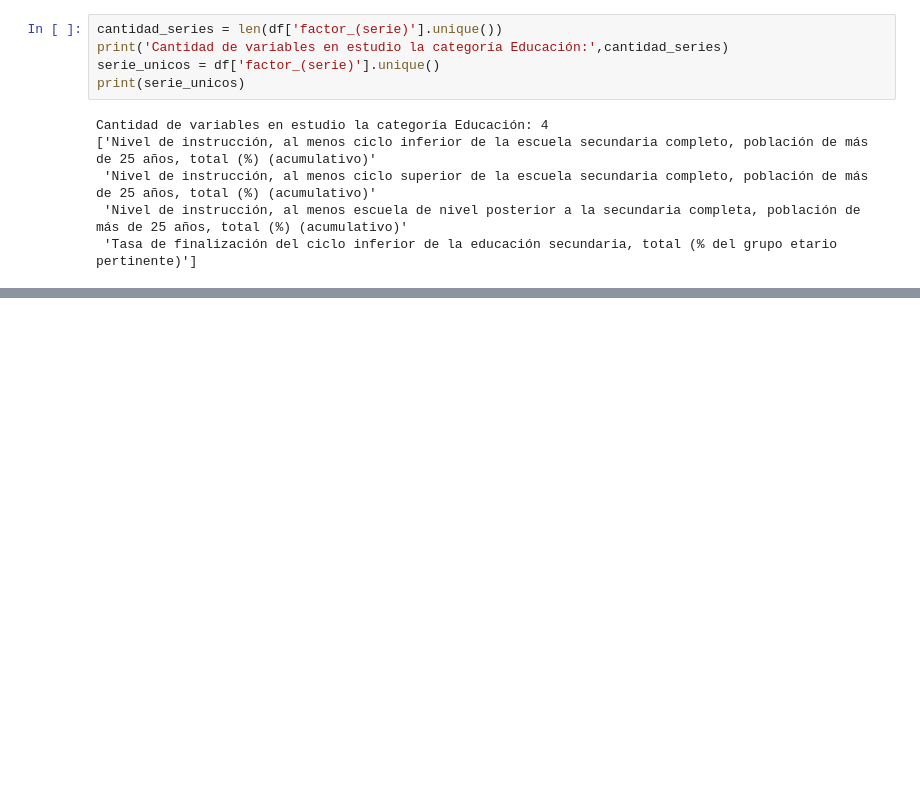
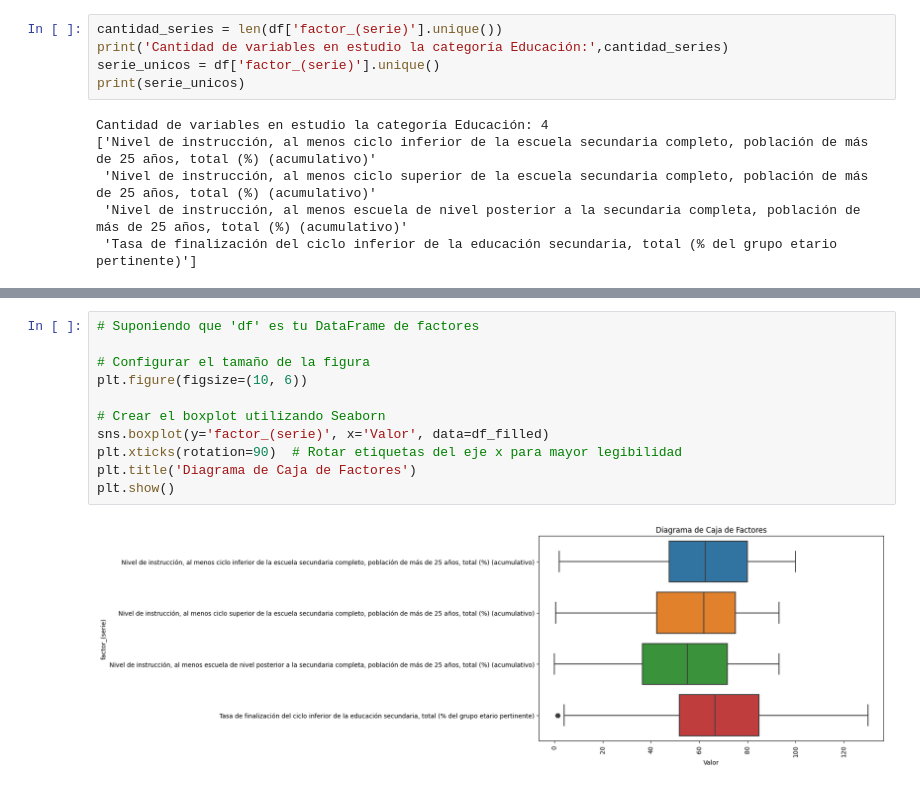
Before and after one commit to fercof87/PF-Esperanza-De-Vida, a Jupyter notebook: EDA/EDA/EDA_educacion.ipynb, the cells around one changed output, grey strips where cells are left out. Saved outputs shown, nothing was run; the diff lists cells and outputs as text; blank space fills up the shorter version.

```diff
--- a/EDA/EDA/EDA_educacion.ipynb
+++ b/EDA/EDA/EDA_educacion.ipynb
@@ -267,0 +319,13 @@ for nombre_grupo, dataframe in dataframes_por_grupo.items():
+# %%
+# Suponiendo que 'df' es tu DataFrame de factores
+
+# Configurar el tamaño de la figura
+plt.figure(figsize=(10, 6))
+
+# Crear el boxplot utilizando Seaborn
+sns.boxplot(y='factor_(serie)', x='Valor', data=df_filled)
+plt.xticks(rotation=90)  # Rotar etiquetas del eje x para mayor legibilidad
+plt.title('Diagrama de Caja de Factores')
+plt.show()
+# %% [output]
+[figure, added]
```
Also changed, not shown: parts of 17 cells of this notebook, 3 other files.
